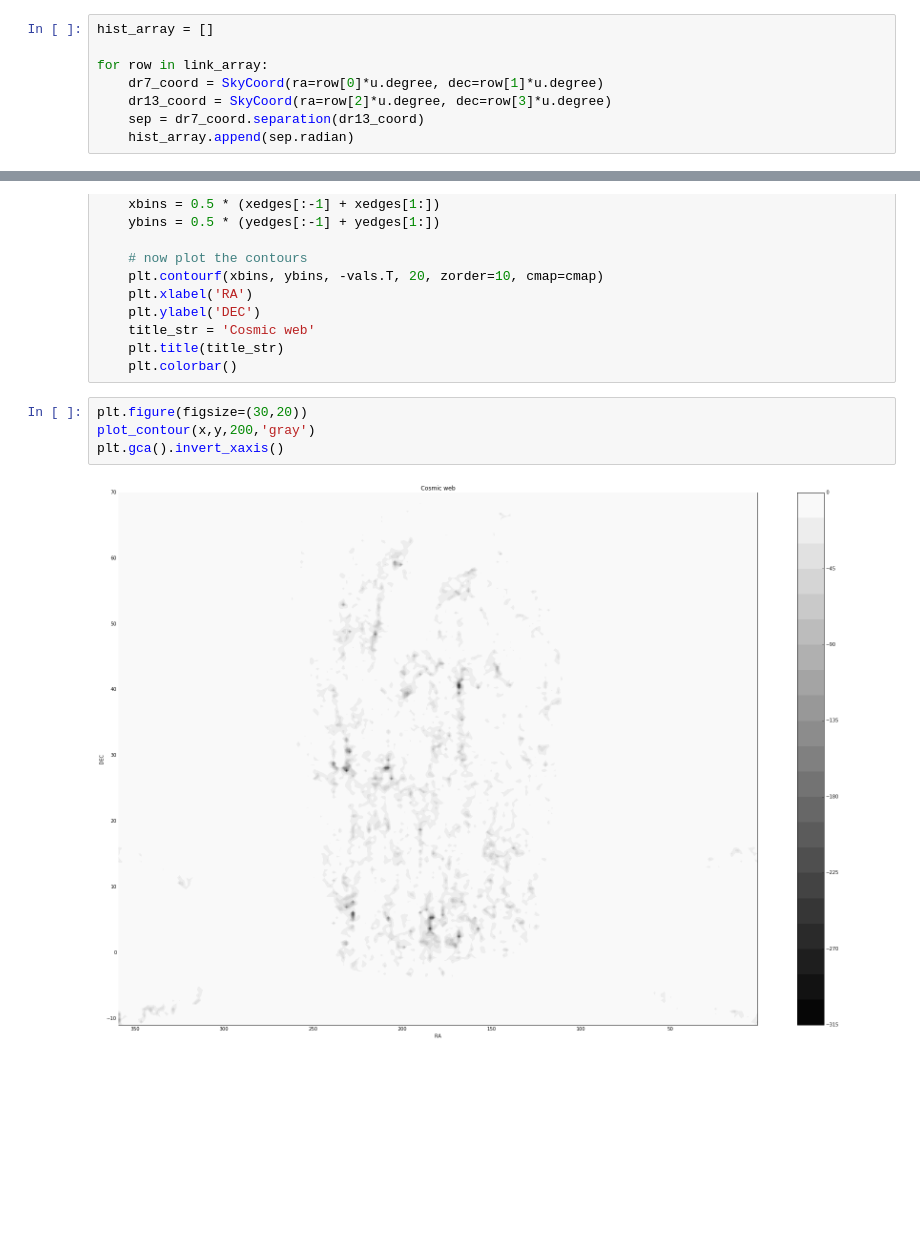
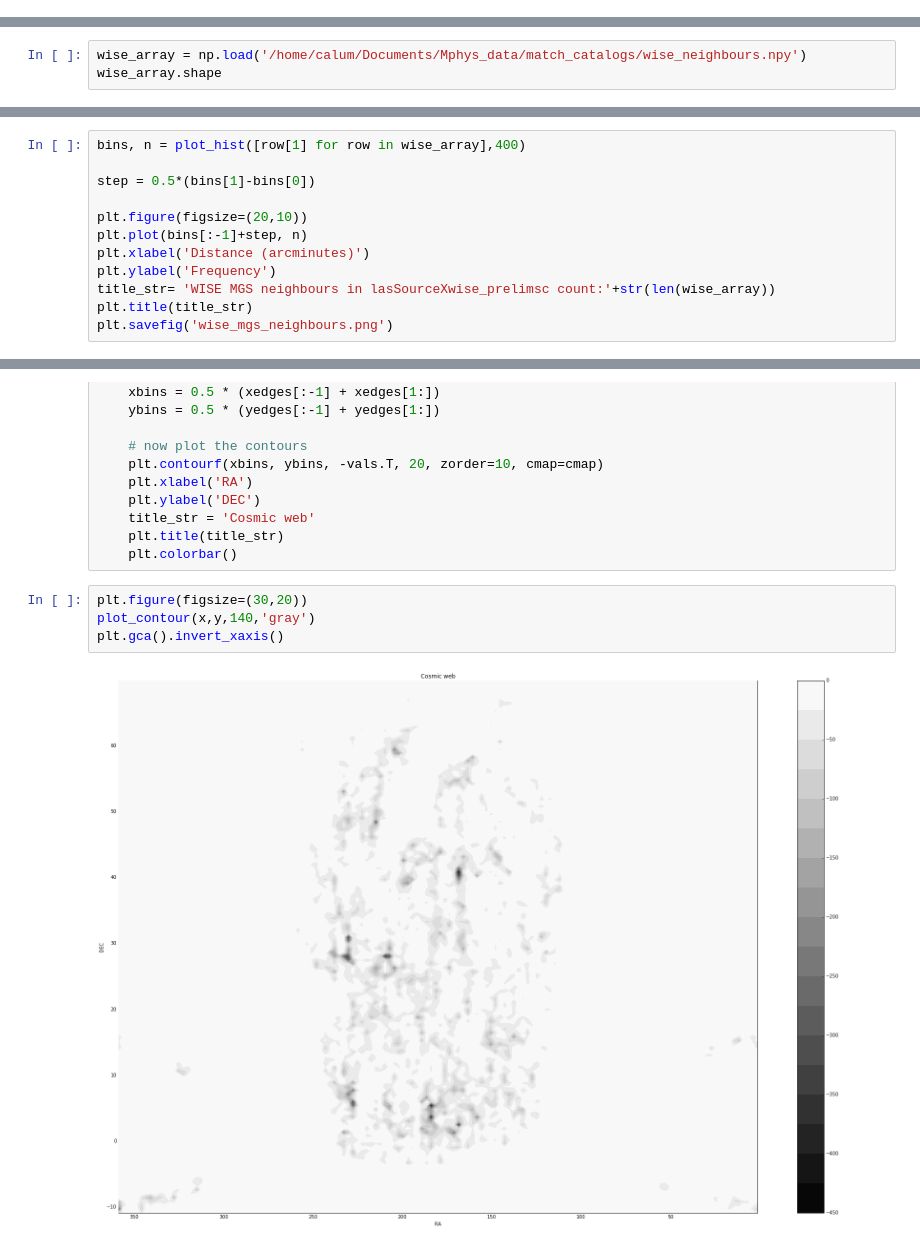
Before and after one commit to calumhrmurray/MPhysProject, a Jupyter notebook: match_catalogs/init_look.ipynb, the cells around one changed output, grey strips where cells are left out. Drawn from its saved outputs; the diff is of its cells as text; blank space fills up the shorter version.

```diff
--- a/match_catalogs/init_look.ipynb
+++ b/match_catalogs/init_look.ipynb
@@ -62,8 +85,0 @@ from astropy.coordinates import SkyCoord
-# %%
-hist_array = []
-
-for row in link_array:
-    dr7_coord = SkyCoord(ra=row[0]*u.degree, dec=row[1]*u.degree)
-    dr13_coord = SkyCoord(ra=row[2]*u.degree, dec=row[3]*u.degree)
-    sep = dr7_coord.separation(dr13_coord)
-    hist_array.append(sep.radian)
@@ -71,0 +110,3 @@ len(hist_array)
+# %%
+wise_array = np.load('/home/calum/Documents/Mphys_data/match_catalogs/wise_neighbours.npy')
+wise_array.shape
@@ -71,0 +115,12 @@ len(hist_array)
+# %%
+bins, n = plot_hist([row[1] for row in wise_array],400)
+
+step = 0.5*(bins[1]-bins[0])
+
+plt.figure(figsize=(20,10))
+plt.plot(bins[:-1]+step, n)
+plt.xlabel('Distance (arcminutes)')
+plt.ylabel('Frequency')
+title_str= 'WISE MGS neighbours in lasSourceXwise_prelimsc count:'+str(len(wise_array))
+plt.title(title_str)
+plt.savefig('wise_mgs_neighbours.png')
@@ -107,8 +173,8 @@ def plot_contour(x_contour,y_contour, n_bins,cmap):
     plt.colorbar()
 # %%
 plt.figure(figsize=(30,20))
-plot_contour(x,y,200,'gray')
+plot_contour(x,y,140,'gray')
 plt.gca().invert_xaxis()
 # %% [output]
-[figure, old version]
+[figure, new version]
 # %%
```
Also changed, not shown: parts of 17 cells of this notebook, 31 other files.
